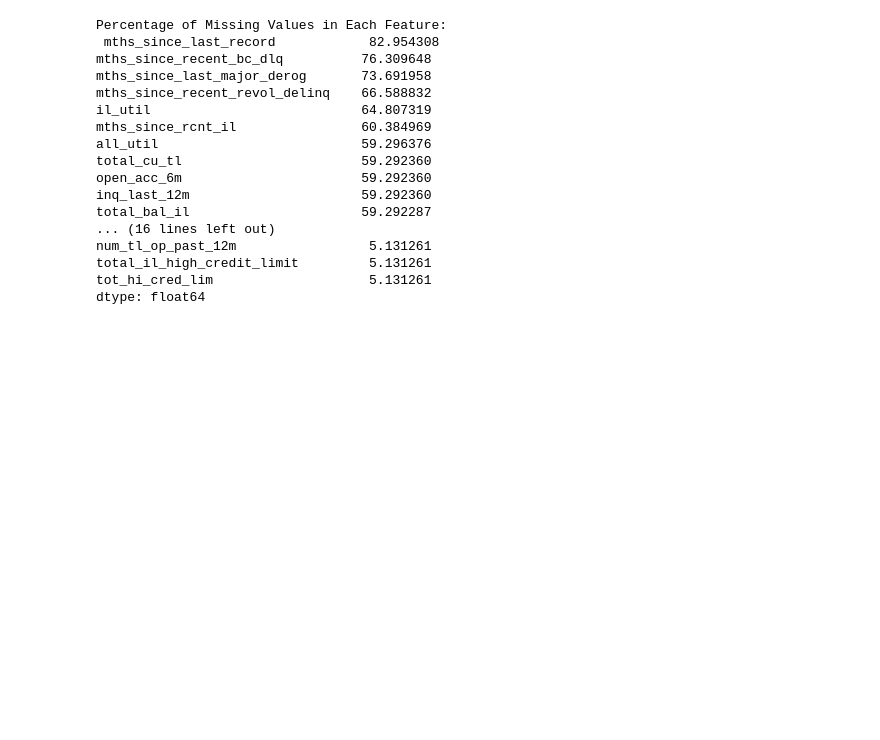
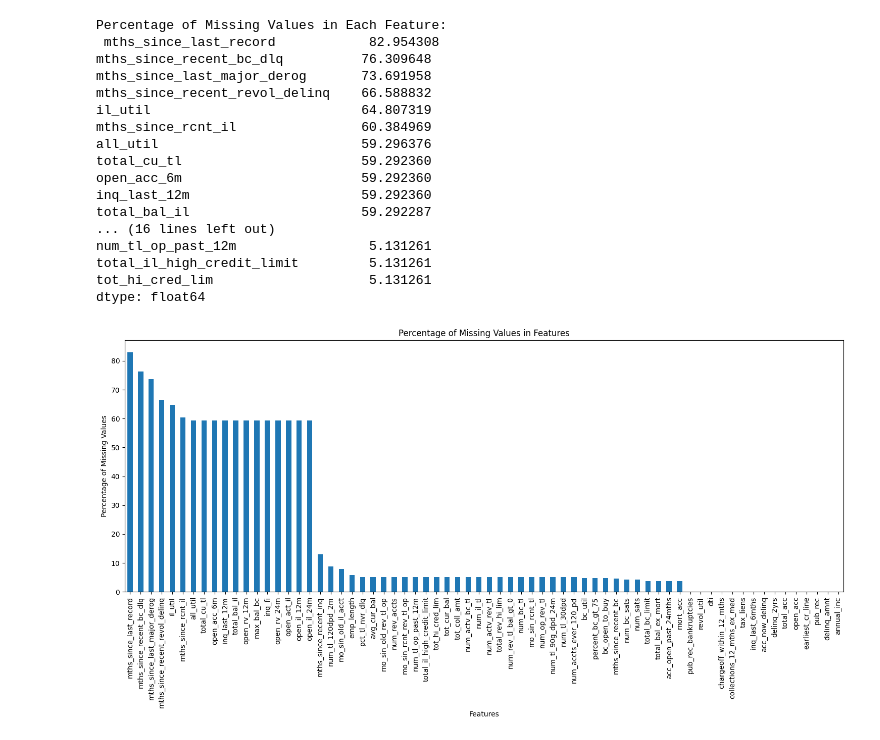
Before and after one commit to Siph0n2709/Credit-Risk-Prediction-ML, a Jupyter notebook: 01_EDA_and_Data_Loading.ipynb, the cells around one changed output. Drawn from its saved outputs; the diff is of its cells as text; code cells hidden in the pictures; blank space fills up the shorter version.

```diff
--- a/01_EDA_and_Data_Loading.ipynb
+++ b/01_EDA_and_Data_Loading.ipynb
@@ -299,3 +299,17 @@ num_tl_op_past_12m                 5.131261
 total_il_high_credit_limit         5.131261
 tot_hi_cred_lim                    5.131261
 dtype: float64
+# %%
+if not missing_percentage.empty:
+    plt.figure(figsize=(15, 8))
+    missing_percentage.sort_values(ascending=False).plot(kind='bar')
+    plt.title('Percentage of Missing Values in Features')
+    plt.xlabel('Features')
+    plt.ylabel('Percentage of Missing Values')
+    plt.tight_layout()
+    plt.show()
+
+else:
+    print("No features with missing values found.")
+# %% [output]
+[figure, added]
```
Also changed, not shown: parts of 1 cell of this notebook.
